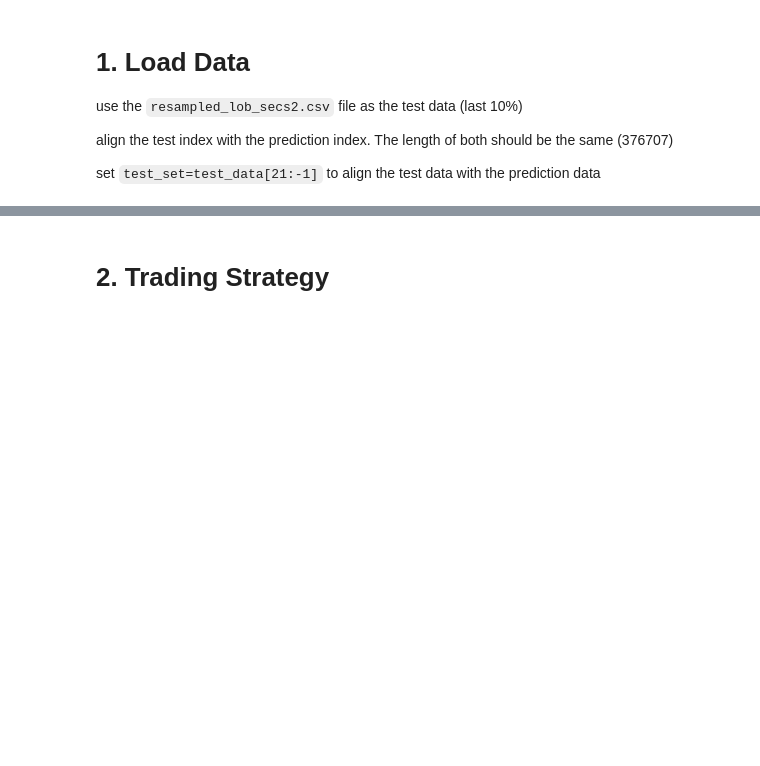
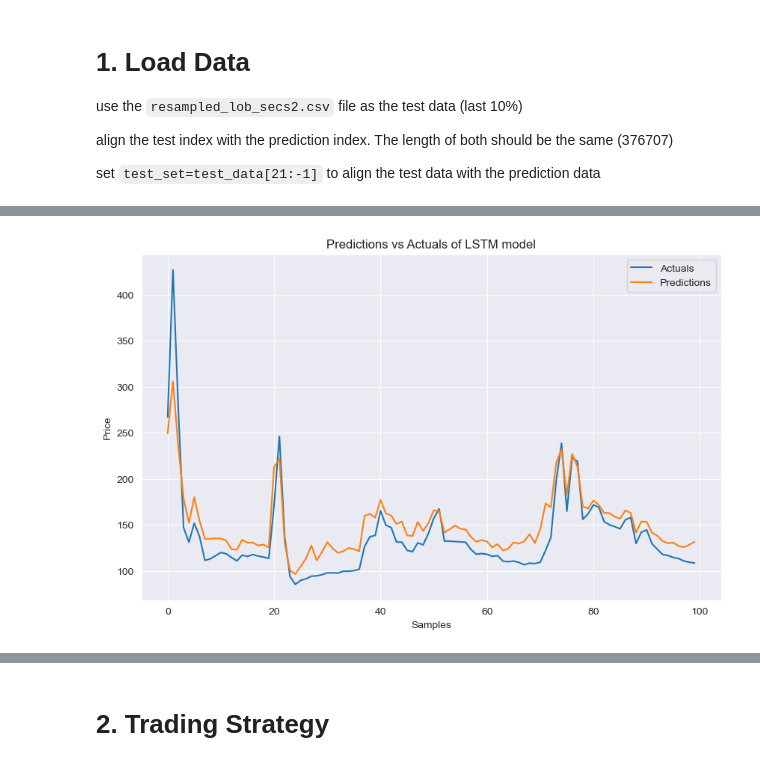
Before and after one commit to UoB-DSMP-2023-24/dsmp-2024-group23, a Jupyter notebook: Final/Modeling/LSTM_Strategy.ipynb, the cells around one changed output, grey strips where cells are left out. Cells and saved outputs as stored; diff of their text form; code cells hidden in the pictures; blank space fills up the shorter version.

```diff
--- a/Final/Modeling/LSTM_Strategy.ipynb
+++ b/Final/Modeling/LSTM_Strategy.ipynb
@@ -40,10 +69,12 @@ test_set
 # %%
 # use the true price in test set and predicted price to plot
 plt.figure(figsize=(10,6))
-plt.plot(test_set['price'][300000:300100].values, label='Actuals')
-plt.plot(loaded_pred[300000:300100], label='Predictions')
+plt.plot(test_set['price'][500:600].values, label='Actuals')
+plt.plot(loaded_pred[500:600], label='Predictions')
 plt.legend()
 plt.title('Predictions vs Actuals of LSTM model')
 plt.ylabel('Price')
 plt.xlabel('Samples')
 plt.show()
+# %% [output]
+[figure, added]
```
Also changed, not shown: parts of 18 cells of this notebook.
